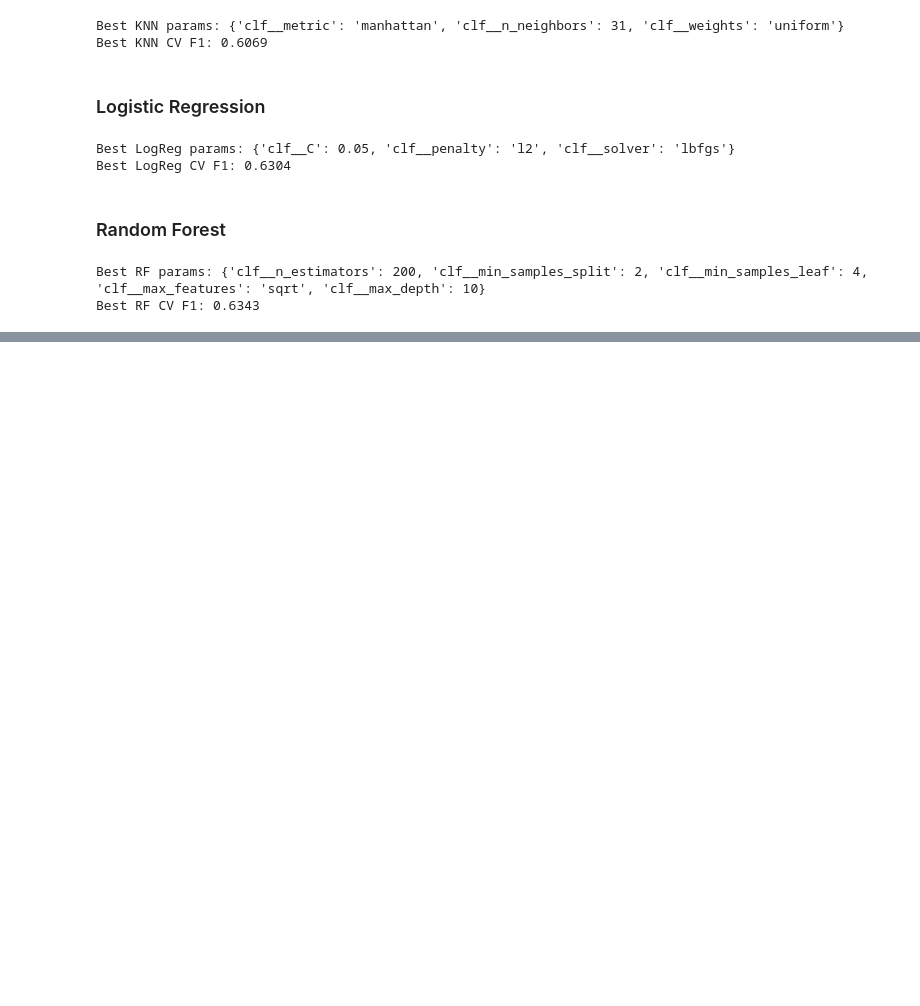
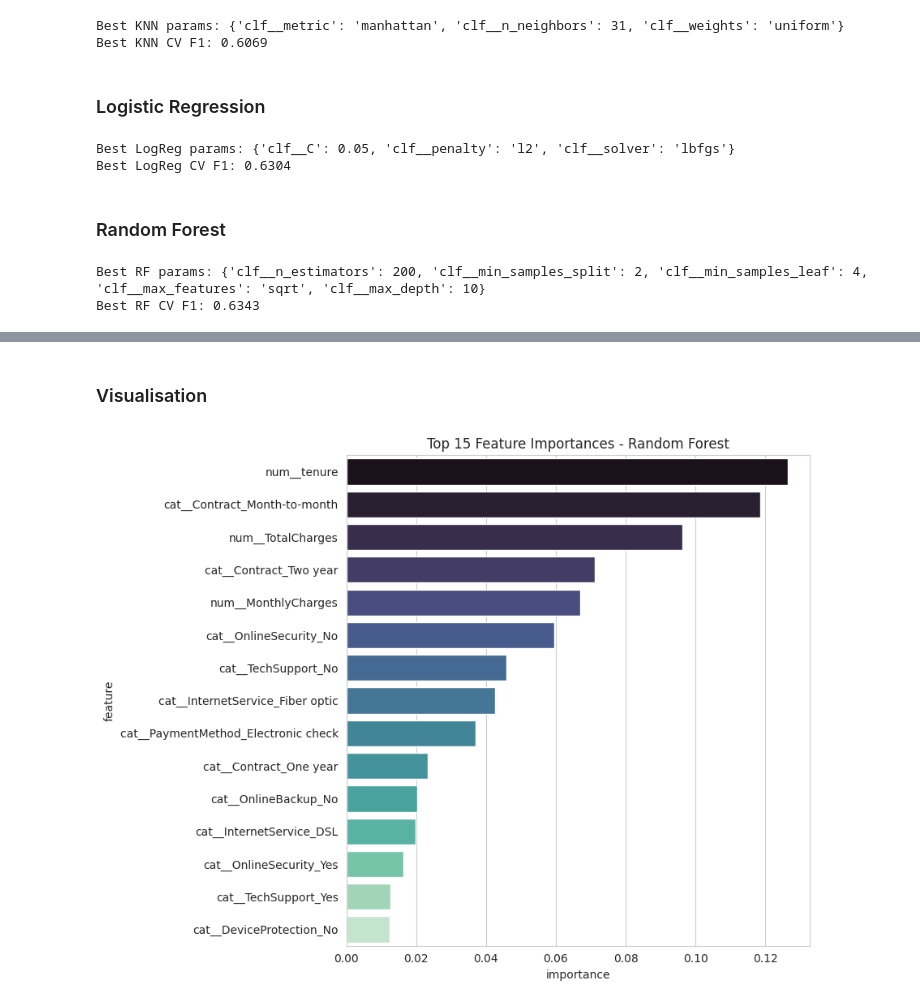
Before and after one commit to methasha20250805/Customer-Churn---Machine-Learning, a Jupyter notebook: ML_CW.ipynb, the cells around one changed output, grey strips where cells are left out. Cells and saved outputs as stored; diff of their text form; code cells hidden in the pictures; blank space fills up the shorter version.

```diff
--- a/ML_CW.ipynb
+++ b/ML_CW.ipynb
@@ -363,0 +419,20 @@ Best RF CV F1: 0.6343
+# %% [markdown]
+### Visualisation
+# %%
+rf_best = model_registry["Random Forest"]
+encoded_feature_names = rf_best.named_steps["prep"].get_feature_names_out()
+importances = rf_best.named_steps["clf"].feature_importances_
+
+importance_df = (
+    pd.DataFrame({"feature": encoded_feature_names, "importance": importances})
+    .sort_values("importance", ascending=False)
+    .head(15)
+)
+
+plt.figure(figsize=(9, 7))
+sns.barplot(data=importance_df, x="importance", y="feature", palette="mako")
+plt.title("Top 15 Feature Importances - Random Forest")
+plt.tight_layout()
+plt.show()
+# %% [output]
+[figure, added]
```
Also changed, not shown: parts of 4 cells of this notebook.
